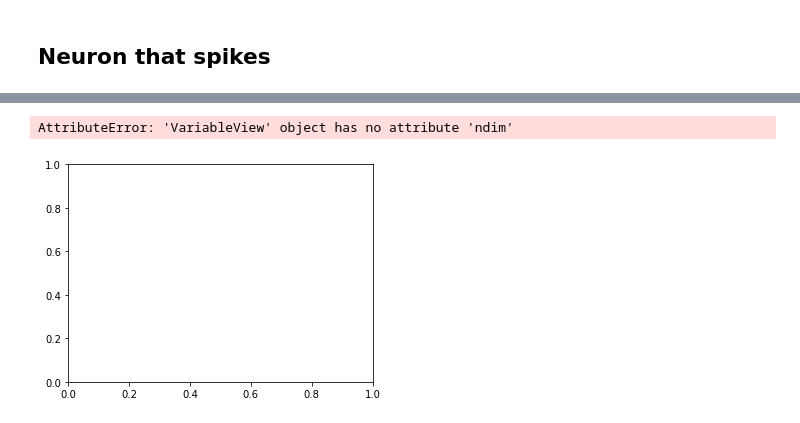
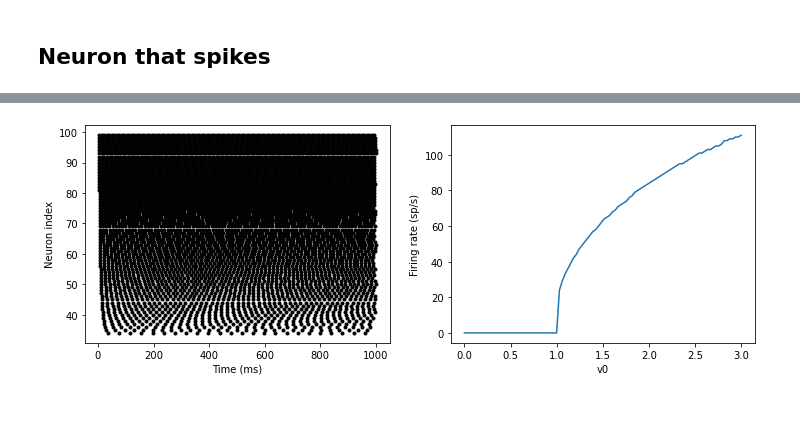
Before and after one commit to dokato/life-of-brain, a Jupyter notebook: 2_brian2/IF_model.ipynb, the cells around one changed output, grey strips where cells are left out. Drawn from its saved outputs; the diff is of its cells as text; code cells hidden in the pictures.

```diff
--- a/2_brian2/IF_model.ipynb
+++ b/2_brian2/IF_model.ipynb
@@ -46,32 +46,31 @@ import brian2
 # %%
 start_scope()
 
 N = 100
 tau = 10*ms
 v0_max = 3.
 duration = 1000*ms
 
 eqs = '''
 dv/dt = (v0-v)/tau : 1 (unless refractory)
 v0 : 1
 '''
 
 G = NeuronGroup(N, eqs, threshold='v>1', reset='v=0', refractory=5*ms, method='exact')
 M = SpikeMonitor(G)
 
 G.v0 = 'i*v0_max/(N-1)'
 
 run(duration)
 
 figure(figsize=(12,4))
 subplot(121)
-plot(M.t/ms, M.i, '.k')
+plot(M.t/ms, M.i[:], '.k')
 xlabel('Time (ms)')
 ylabel('Neuron index')
 subplot(122)
-plot(G.v0, M.count/duration)
+plot(G.v0[:], M.count[:]/duration)
 xlabel('v0')
 ylabel('Firing rate (sp/s)');
 # %% [output]
-AttributeError: 'VariableView' object has no attribute 'ndim'
-[figure, old version]
+[figure, new version]
```
Also changed, not shown: parts of 3 cells of this notebook, 3 other files.
